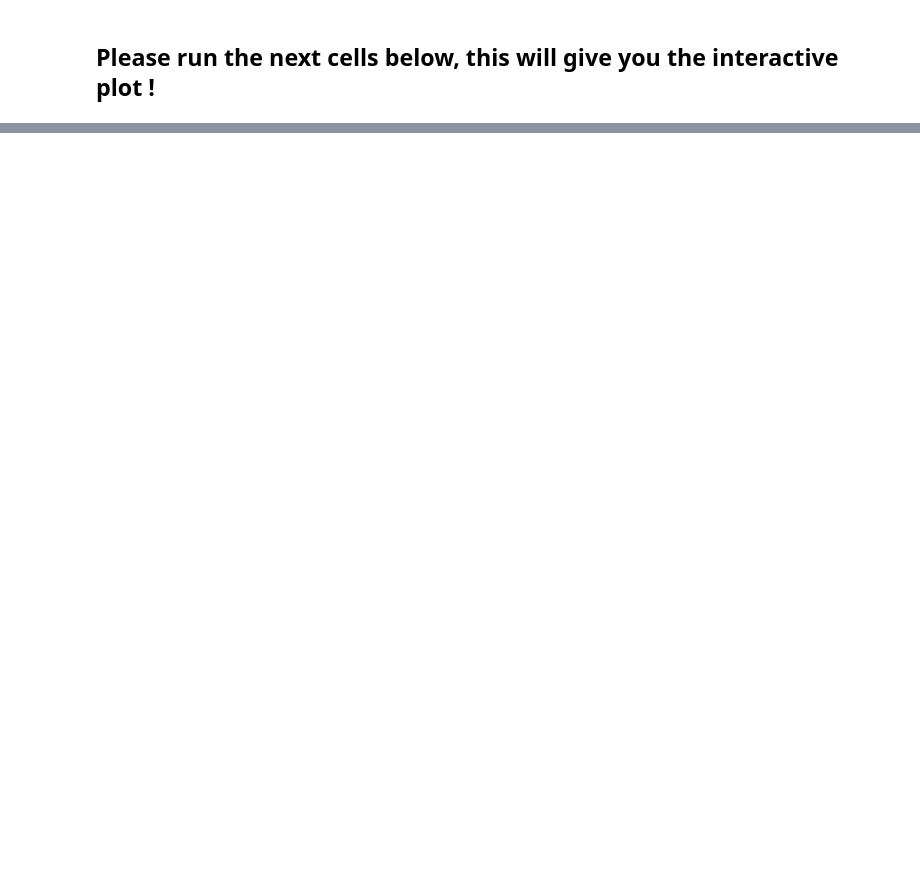
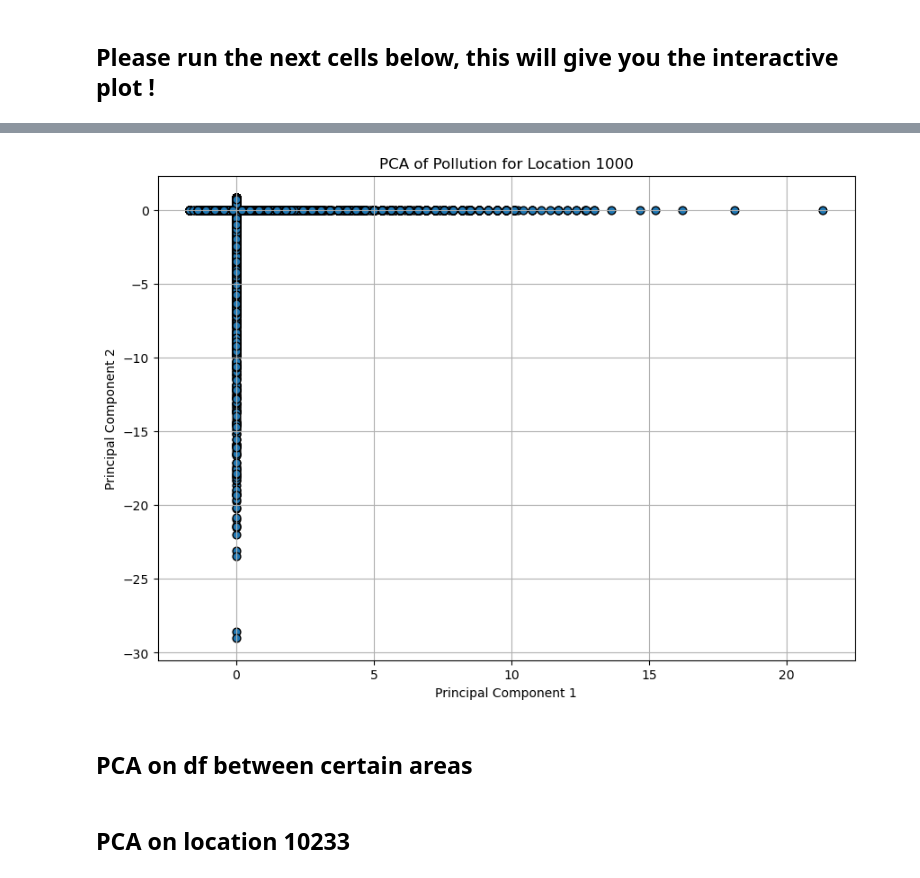
Before and after one commit to ameek12/232_Project, a Jupyter notebook: AirPollutionProject.ipynb, the cells around one changed output, grey strips where cells are left out. Drawn from its saved outputs; the diff is of its cells as text; code cells hidden in the pictures; blank space fills up the shorter version.

```diff
--- a/AirPollutionProject.ipynb
+++ b/AirPollutionProject.ipynb
@@ -682,0 +892,2 @@ fig.show()
+# %%
+parameter_columns = [c for c in location1000_parameters_df.columns if c not in ["location_id", "sensors_id", "datetime"]]
@@ -682,0 +943,31 @@ fig.show()
+# %%
+import numpy as np
+
+# Transform the data
+pca_result = pca_model.transform(scaled_df).select("pcaFeatures")
+
+# Collect the PCA result to the local environment
+pca_data = pca_result.collect()
+# Convert to numpy array for plotting
+pca_features = np.array([row['pcaFeatures'] for row in pca_data])
+
+import matplotlib.pyplot as plt
+
+# Extract the first and second principal components
+pc1 = pca_features[:, 0]
+pc2 = pca_features[:, 1]
+
+# Create a scatter plot
+plt.figure(figsize=(10, 7))
+plt.scatter(pc1, pc2, edgecolor='k', s=40)
+plt.title("PCA of Pollution for Location 1000")
+plt.xlabel("Principal Component 1")
+plt.ylabel("Principal Component 2")
+plt.grid(True)
+plt.show()
+# %% [output]
+[figure, added]
+# %% [markdown]
+## PCA on df between certain areas
+# %% [markdown]
+## PCA on location 10233
```
Also changed, not shown: parts of 111 cells of this notebook.
